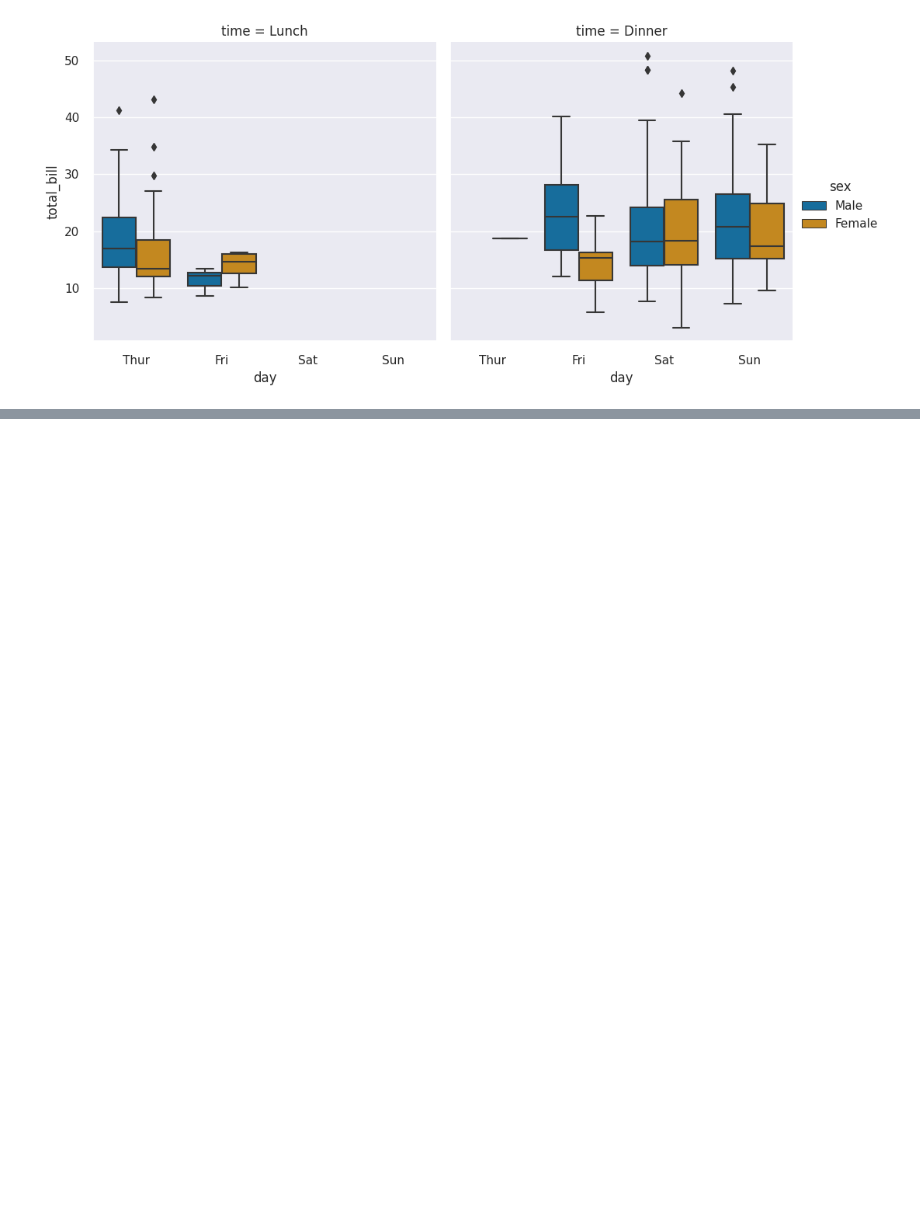
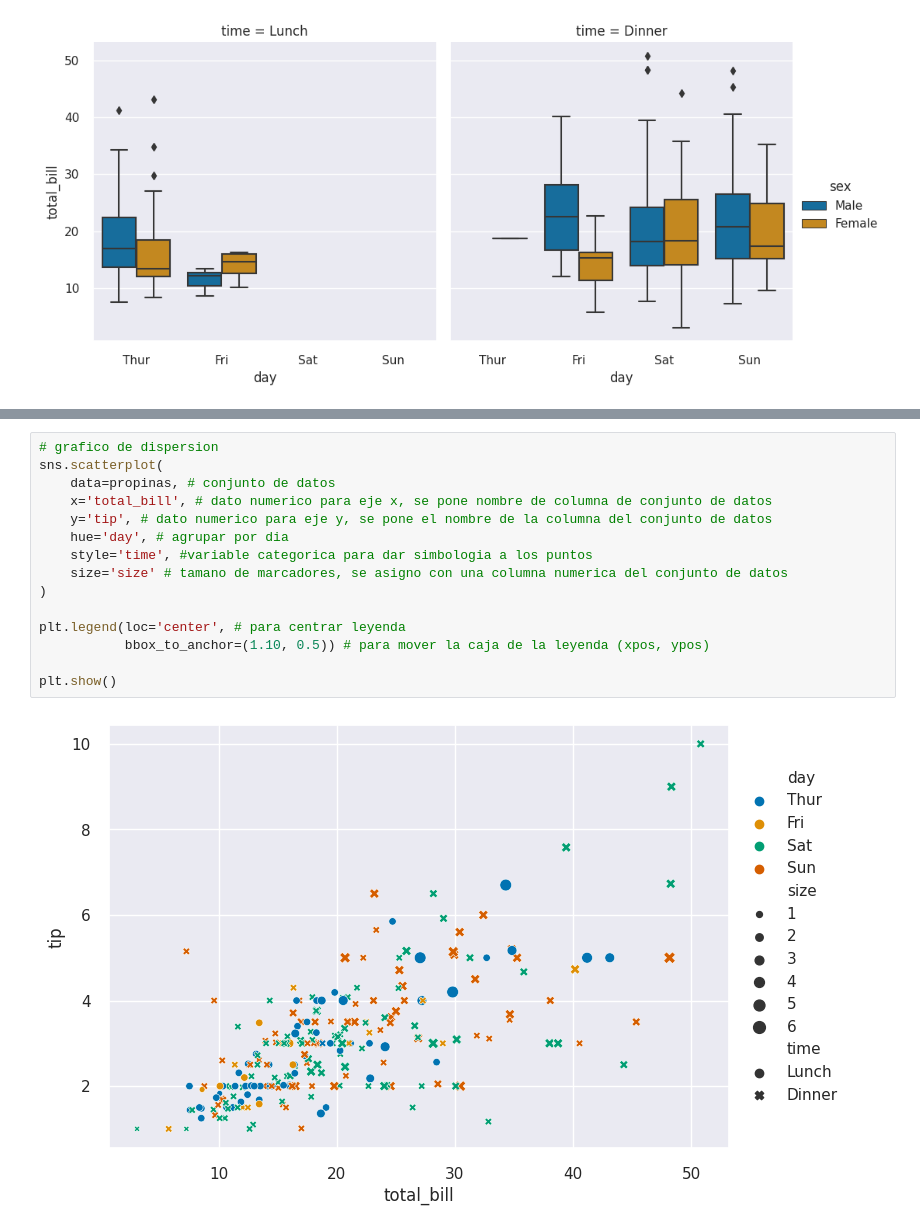
Before and after one commit to M-Alejo/matplot_seaborn, a Jupyter notebook: visualizacion.ipynb, the cells around one changed output, grey strips where cells are left out. Drawn from its saved outputs; the diff is of its cells as text; blank space fills up the shorter version.

```diff
--- a/visualizacion.ipynb
+++ b/visualizacion.ipynb
@@ -1076,0 +1126,17 @@ plt.show()
+# %%
+# grafico de dispersion
+sns.scatterplot(
+    data=propinas, # conjunto de datos
+    x='total_bill', # dato numerico para eje x, se pone nombre de columna de conjunto de datos
+    y='tip', # dato numerico para eje y, se pone el nombre de la columna del conjunto de datos
+    hue='day', # agrupar por dia
+    style='time', #variable categorica para dar simbologia a los puntos
+    size='size' # tamano de marcadores, se asigno con una columna numerica del conjunto de datos
+)
+
+plt.legend(loc='center', # para centrar leyenda
+           bbox_to_anchor=(1.10, 0.5)) # para mover la caja de la leyenda (xpos, ypos)
+
+plt.show()
+# %% [output]
+[figure, added]
```
Also changed, not shown: parts of 10 cells of this notebook.
